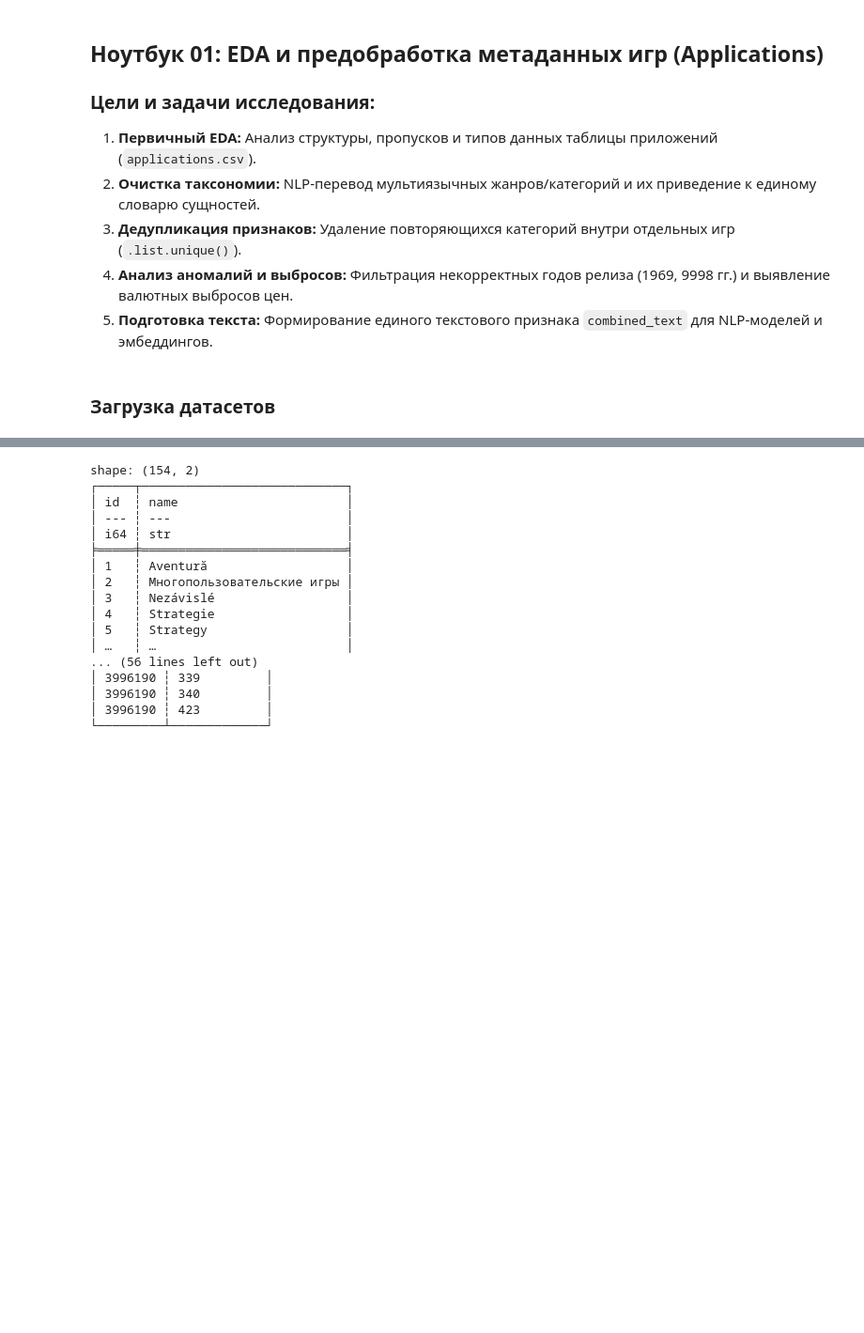
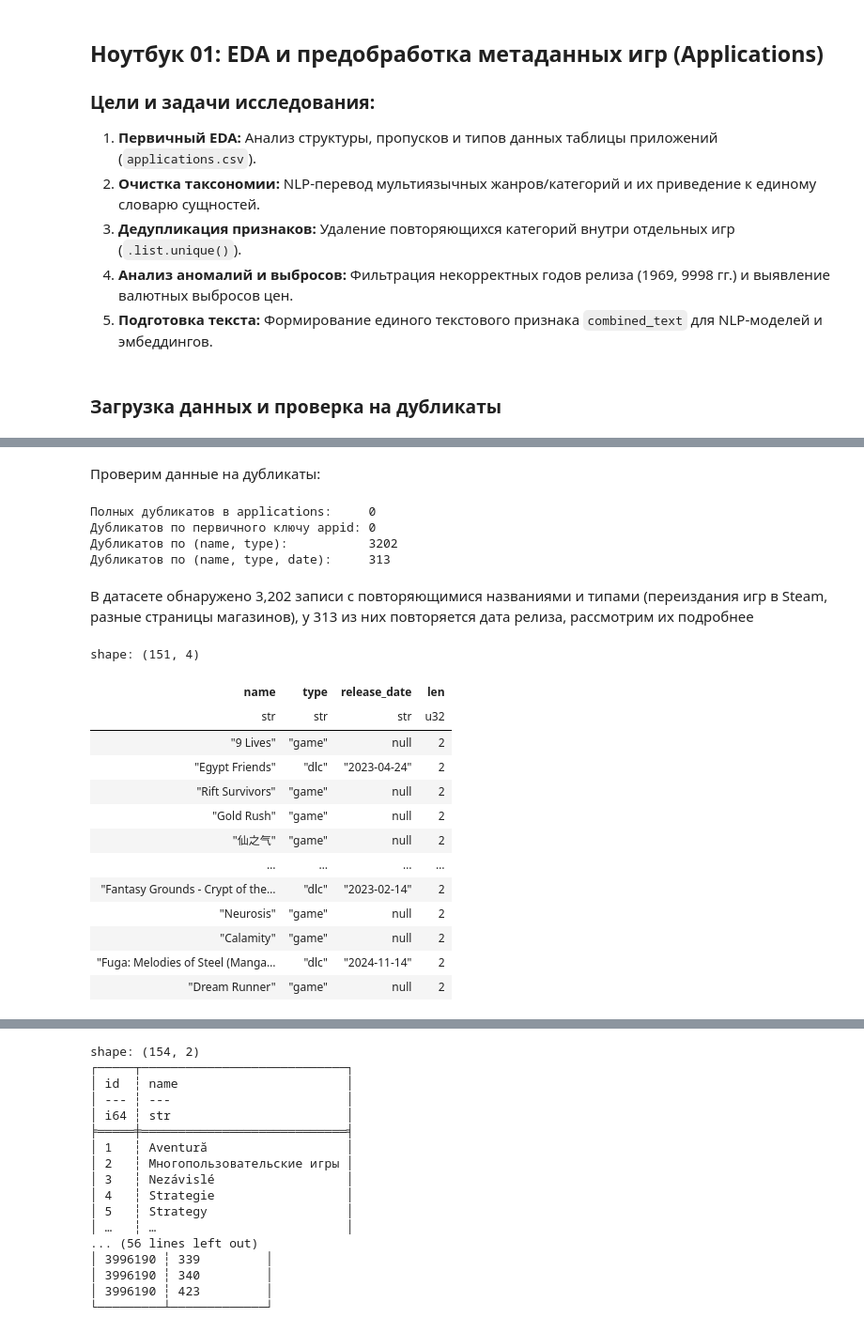
Before and after one commit to Alexander8841/steam-game-recsys, a Jupyter notebook: notebooks/01_games_eda_and_preprocessing.ipynb, the cells around one changed output, grey strips where cells are left out. Shown at 94% size. Drawn from its saved outputs; the diff is of its cells as text; code cells hidden in the pictures; blank space fills up the shorter version.

```diff
--- a/notebooks/01_games_eda_and_preprocessing.ipynb
+++ b/notebooks/01_games_eda_and_preprocessing.ipynb
@@ -16,7 +16,7 @@ import seaborn as sns
 data_dir = '../data'
 output_dir = '../data/processed'
 # %% [markdown]
-### Загрузка датасетов
+### Загрузка данных и проверка на дубликаты
 # %%
 apps_df = pl.read_csv(
     os.path.join(data_dir, 'applications.csv'),
@@ -33,3 +33,44 @@ shape: (3, 30)
 | 10 | "Counter-Strike" | "game" | false | "2000-11-01" | 0 | "Play the world's number 1 onli… | "English<strong>*</strong>, Fre… | ... |
 | 20 | "Team Fortress Classic" | "game" | false | "1999-04-01" | 0 | "One of the most popular online… | "English, French, German, Itali… | ... |
 | 30 | "Day of Defeat" | "game" | false | "2003-05-01" | 0 | "Enlist in an intense brand of … | "English, French, German, Itali… | ... |
+# %% [markdown]
+Проверим данные на дубликаты:
+# %%
+full_dups = apps_df.is_duplicated().sum()
+appid_dups = apps_df.select('appid').is_duplicated().sum()
+name_type_dups = apps_df.select(['name', 'type']).is_duplicated().sum()
+strict_semantic_dups = apps_df.select(['name', 'type', 'release_date']).is_duplicated().sum()
+
+print(f"Полных дубликатов в applications:     {full_dups}")
+print(f"Дубликатов по первичного ключу appid: {appid_dups}")
+print(f"Дубликатов по (name, type):           {name_type_dups}")
+print(f"Дубликатов по (name, type, date):     {strict_semantic_dups}")
+# %% [output]
+Полных дубликатов в applications:     0
+Дубликатов по первичного ключу appid: 0
+Дубликатов по (name, type):           3202
+Дубликатов по (name, type, date):     313
+# %% [markdown]
+В датасете обнаружено 3,202 записи с повторяющимися названиями и типами (переиздания игр в Steam, разные страницы магазинов), у 313 из них повторяется дата релиза, рассмотрим их подробнее
+# %%
+dups_df = (
+    apps_df
+    .group_by(['name', 'type', 'release_date']).len()
+    .filter(pl.col('len') > 1)
+)
+dups_df
+# %% [output]
+shape: (151, 4)
+| name | type | release_date | len |
+| str | str | str | u32 |
+| "9 Lives" | "game" | null | 2 |
+| "Egypt Friends" | "dlc" | "2023-04-24" | 2 |
+| "Rift Survivors" | "game" | null | 2 |
+| "Gold Rush" | "game" | null | 2 |
+| "仙之气" | "game" | null | 2 |
+| … | … | … | … |
+| "Fantasy Grounds - Crypt of the… | "dlc" | "2023-02-14" | 2 |
+| "Neurosis" | "game" | null | 2 |
+| "Calamity" | "game" | null | 2 |
+| "Fuga: Melodies of Steel (Manga… | "dlc" | "2024-11-14" | 2 |
+| "Dream Runner" | "game" | null | 2 |
```
Also changed, not shown: parts of 6 cells of this notebook, 3 other files.
